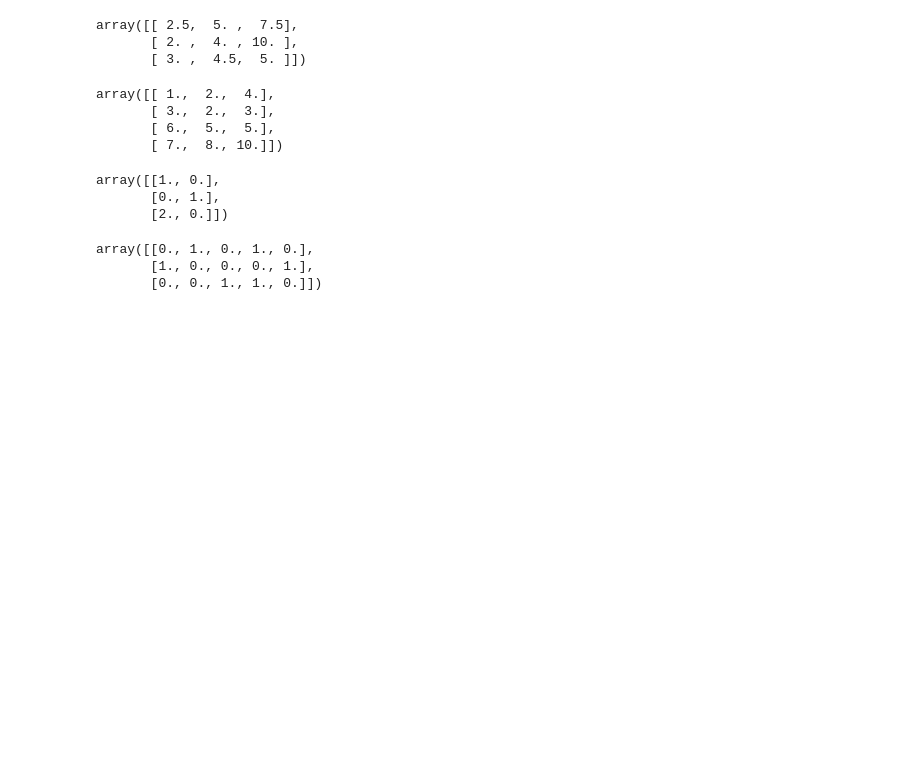
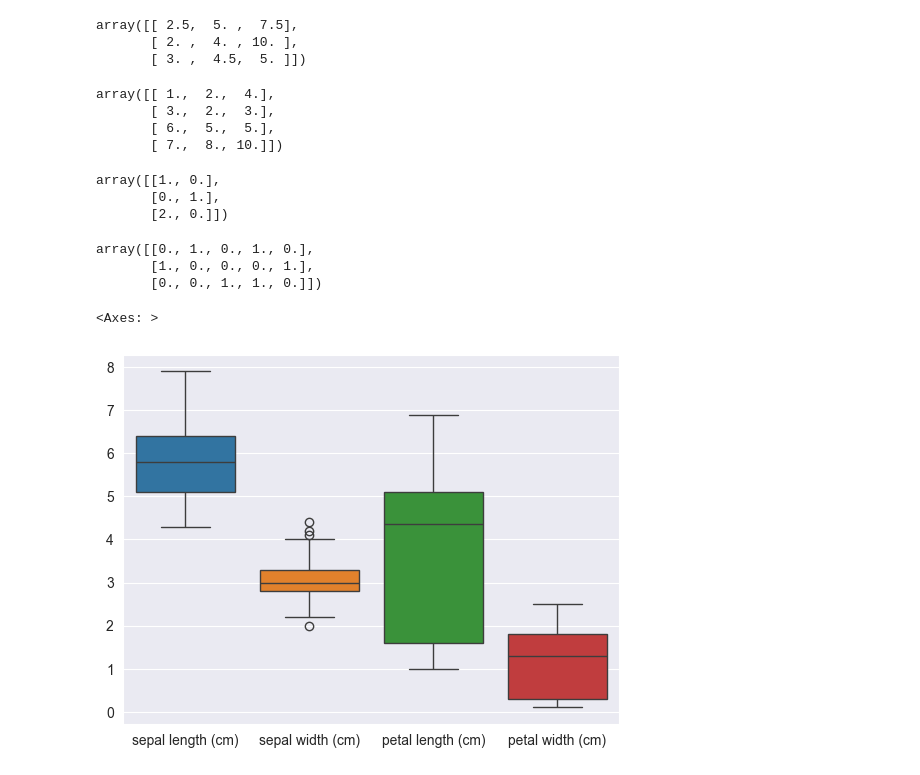
Before and after one commit to MrFanciful/ml-foundations-vol1-book, a Jupyter notebook: my_work/Chapter03/my_iris_classification_example.ipynb, the cells around one changed output. Saved outputs shown, nothing was run; the diff lists cells and outputs as text; code cells hidden in the pictures; blank space fills up the shorter version.

```diff
--- a/my_work/Chapter03/my_iris_classification_example.ipynb
+++ b/my_work/Chapter03/my_iris_classification_example.ipynb
@@ -412,3 +412,12 @@ encoder.fit_transform(X).toarray()
 array([[0., 1., 0., 1., 0.],
        [1., 0., 0., 0., 1.],
        [0., 0., 1., 1., 0.]])
+# %%
+import seaborn as sns
+from sklearn.datasets import load_iris
+
+X, y = load_iris(as_frame=True, return_X_y=True)
+sns.boxplot(data=X)
+# %% [output]
+<Axes: >
+[figure, added]
```
Also changed, not shown: parts of 9 cells of this notebook, 1 other file.
